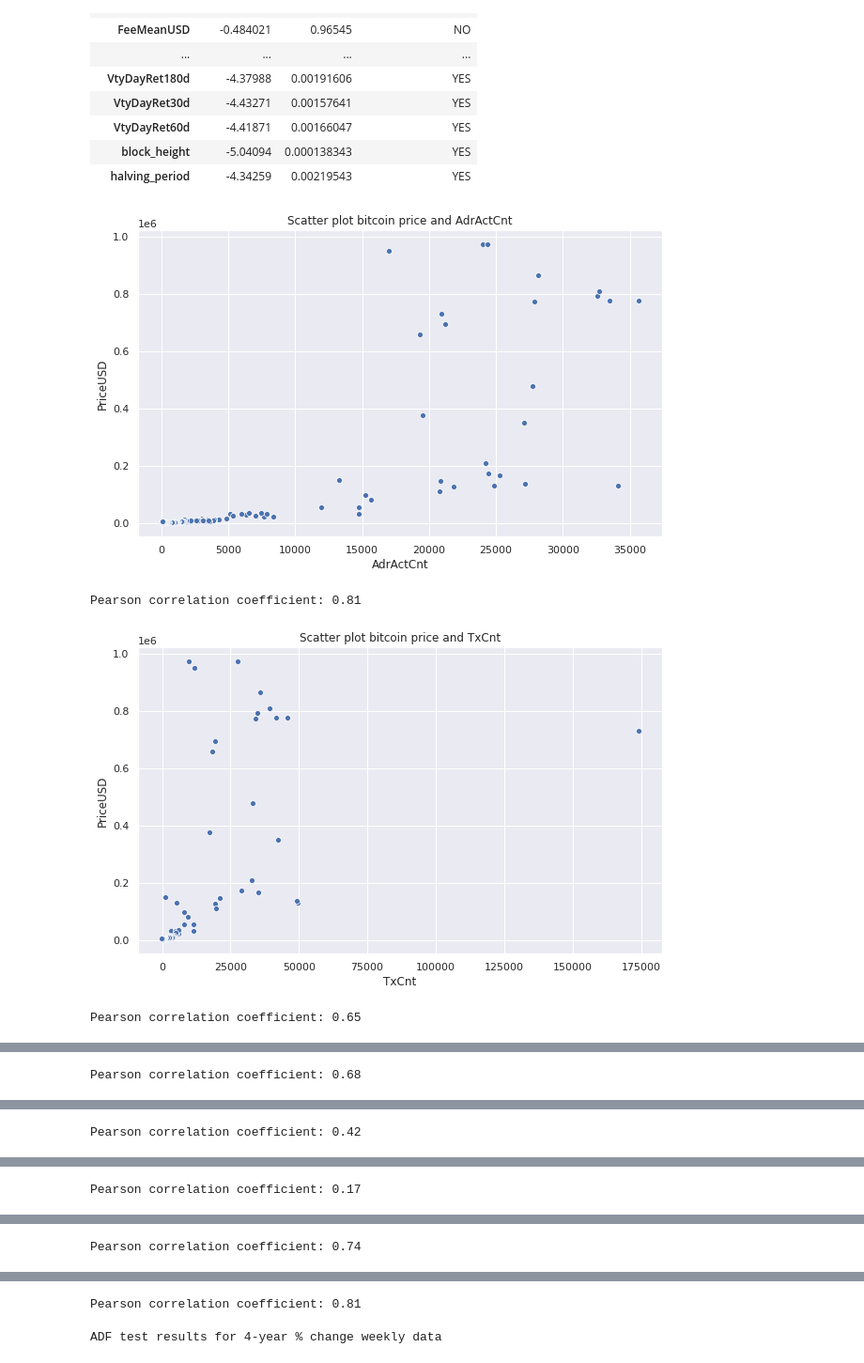
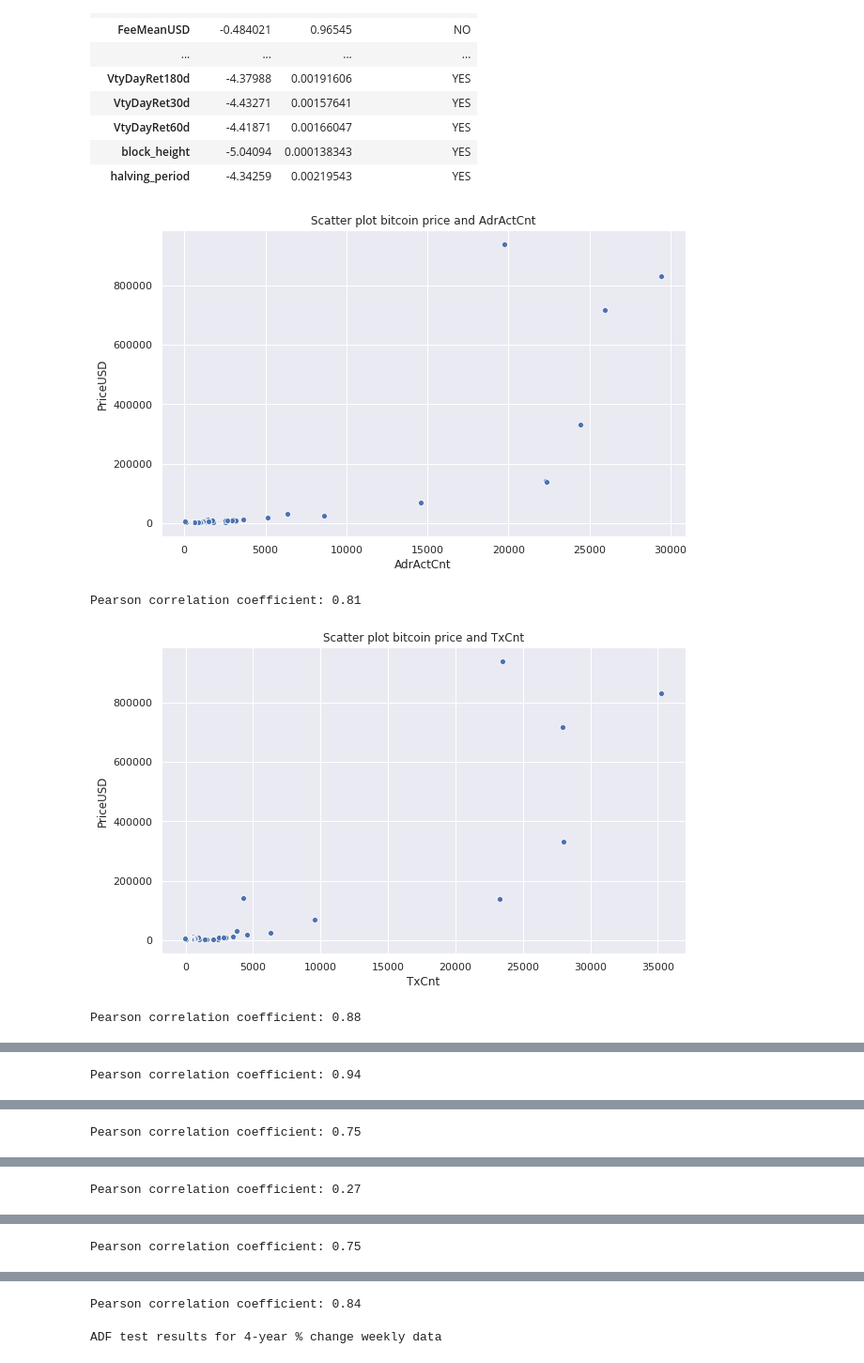
Before and after one commit to morenotos/bitcoinPriceModeling, a Jupyter notebook: notebooks/04-TimeSeriesAnalysis-Capstone2-btcPrice.ipynb, the cells around one changed output, grey strips where cells are left out. Shown at 94% size. Drawn from its saved outputs; the diff is of its cells as text; code cells hidden in the pictures.

```diff
--- a/notebooks/04-TimeSeriesAnalysis-Capstone2-btcPrice.ipynb
+++ b/notebooks/04-TimeSeriesAnalysis-Capstone2-btcPrice.ipynb
@@ -687,17 +687,17 @@ Cointegration test results 4-year % change monthly data with bitcoin price
 # %%
 #scatter plots of monthly variables after 4-year % change transformation.
 variable_list = ['AdrActCnt', 'TxCnt', 'TxTfrCnt', 'TxTfrValAdjNtv', 'IssTotNtv', 'SplyCur', 'AdrActCnt2']
 
 for variable in variable_list:
     plt.figure(figsize=(10,6))
-    sns.scatterplot(x=variable, y='PriceUSD', data=weekly_pct4)
+    sns.scatterplot(x=variable, y='PriceUSD', data=monthly_pct4)
     plt.title('Scatter plot bitcoin price and {}'.format(variable))
     plt.show()
-    print('Pearson correlation coefficient: {}'.format(round(np.corrcoef(weekly_pct4['PriceUSD'], weekly_pct4[variable])[1][0], 2)))
+    print('Pearson correlation coefficient: {}'.format(round(np.corrcoef(monthly_pct4['PriceUSD'], monthly_pct4[variable])[1][0], 2)))
 
 #The variables of interest show a high correlation with the bitcoin price.
 # %% [output]
-[figure, old version]
+[figure, new version]
 Pearson correlation coefficient: 0.81
-[figure, old version]
+[figure, new version]
-Pearson correlation coefficient: 0.65
+Pearson correlation coefficient: 0.88
@@ -705 +705 @@ Pearson correlation coefficient: 0.65
-Pearson correlation coefficient: 0.68
+Pearson correlation coefficient: 0.94
@@ -707 +707 @@ Pearson correlation coefficient: 0.68
-Pearson correlation coefficient: 0.42
+Pearson correlation coefficient: 0.75
@@ -709 +709 @@ Pearson correlation coefficient: 0.42
-Pearson correlation coefficient: 0.17
+Pearson correlation coefficient: 0.27
@@ -711 +711 @@ Pearson correlation coefficient: 0.17
-Pearson correlation coefficient: 0.74
+Pearson correlation coefficient: 0.75
@@ -713,4 +713,4 @@ Pearson correlation coefficient: 0.74
-Pearson correlation coefficient: 0.81
+Pearson correlation coefficient: 0.84
 # %%
 #We will perform the same analysis of the4-year % change for the weekly data.
 weekly['AdrActCnt2'] = weekly['AdrActCnt'] ** 2
```
Also changed, not shown: parts of 1 cell of this notebook, 15 other files.
